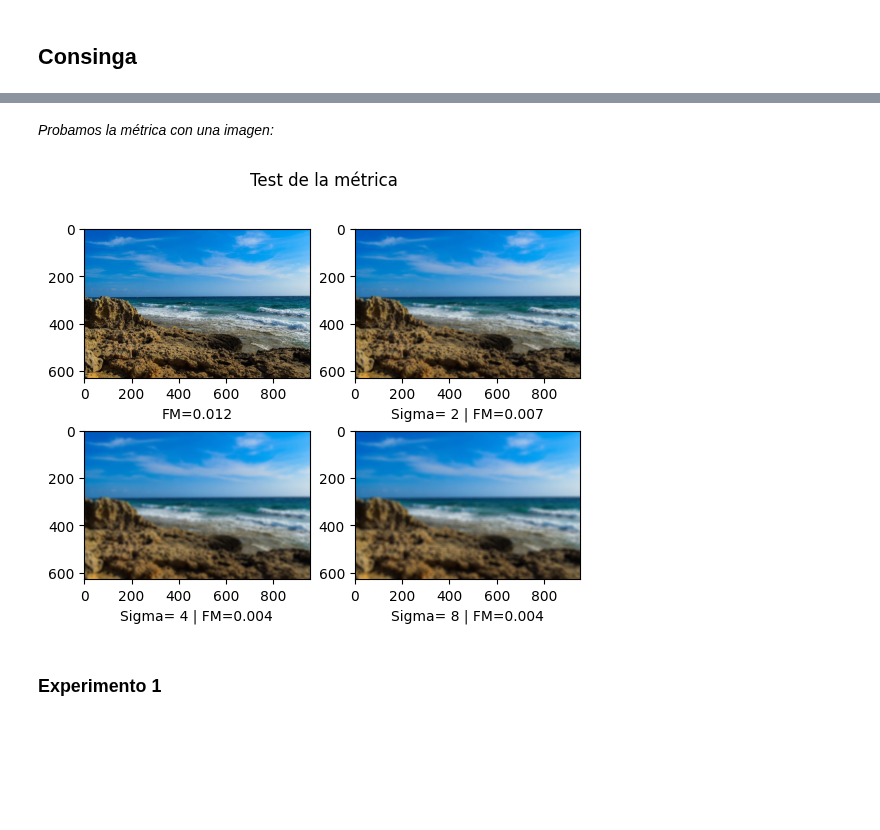
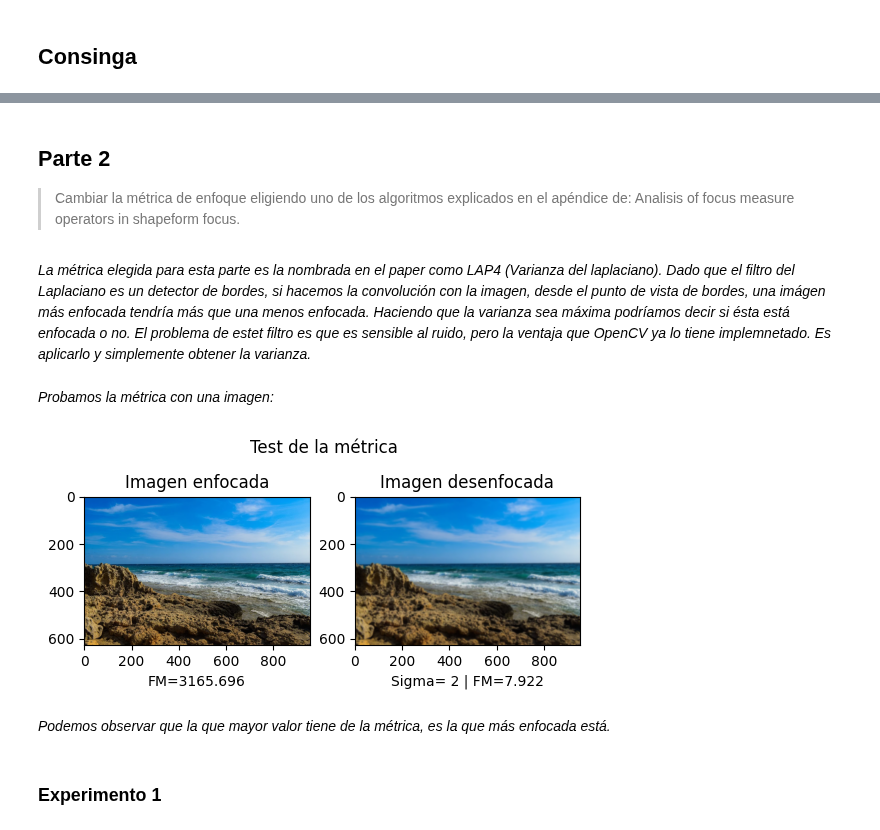
Before and after one commit to brunomaso1/uba-ceia, a Jupyter notebook: ceia-vpc1/TP2/TP2.ipynb, the cells around one changed output, grey strips where cells are left out. Drawn from its saved outputs; the diff is of its cells as text; code cells hidden in the pictures; blank space fills up the shorter version.

```diff
--- a/ceia-vpc1/TP2/TP2.ipynb
+++ b/ceia-vpc1/TP2/TP2.ipynb
@@ -50,0 +52,16 @@ from matplotlib.backends.backend_agg import FigureCanvasAgg as FigureCanvas
+# %%
+# Definimos constantes a utilizar
+COLOR_GREEN = (0, 255, 0)
+COLOR_RED = (0, 0, 255)
+
+# Tamaño de la caja en la matriz de enfoque
+BOX_SIZE = 20
+
+# Tamaño de la linea que rodea los boxes
+BOX_LINE_WIDTH = 2
+
+# Focus Metric Thresshold -> Es el valor límite sobre el cual se considera que el video está enfocado
+FM_TRHESHOLD = 0.04
+
+VIDEO_PATH = './resources/focus_video.mov'
+IMG_TEST_PATH = './resources/segmentacion.png'
@@ -83,0 +420,6 @@ def kanjar_fdibm(image: np.ndarray) -> float:
+# %% [markdown]
+## Parte 2
+
+> Cambiar la métrica de enfoque eligiendo uno de los algoritmos explicados en el apéndice de: Analisis of focus measure operators in shapeform focus.
+# %% [markdown]
+*La métrica elegida para esta parte es la nombrada en el paper como LAP4 (Varianza del laplaciano). Dado que el filtro del Laplaciano es un detector de bordes, si hacemos la convolución con la imagen, desde el punto de vista de bordes, una imágen más enfocada tendría más que una menos enfocada. Haciendo que la varianza sea máxima podríamos decir si ésta está enfocada o no. El problema de estet filtro es que es sensible al ruido, pero la ventaja que OpenCV ya lo tiene implemnetado. Es aplicarlo y simplemente obtener la varianza.*
@@ -84,21 +434,25 @@ def kanjar_fdibm(image: np.ndarray) -> float:
 # %% [markdown]
 *Probamos la métrica con una imagen:*
 # %%
-img = cv.imread('./resources/segmentacion.png')
+img = cv.imread(IMG_TEST_PATH)
 
 plt.suptitle('Test de la métrica')
 
 plt.subplot(221)
 plt.imshow(img[:, :, ::-1])
-plt.xlabel(f'FM={kanjar_fdibm(img):.3f}')
+plt.xlabel(f'FM={lap4_fm(img):.3f}')
+plt.title('Imagen enfocada')
 
 sigma = 2
 plt.subplot(222)
 plt.imshow(cv.GaussianBlur(img, (15, 15), sigma)[:, :, ::-1])
-plt.xlabel(f'Sigma= {sigma} | FM={kanjar_fdibm(cv.GaussianBlur(img, (15, 15), sigma)):.3f}')
+plt.xlabel(f'Sigma= {sigma} | FM={lap4_fm(cv.GaussianBlur(img, (15, 15), sigma)):.3f}')
+plt.title('Imagen desenfocada')
 
 plt.show()
 # %% [output]
-[figure, old version]
+[figure, new version]
+# %% [markdown]
+*Podemos observar que la que mayor valor tiene de la métrica, es la que más enfocada está.*
 # %% [markdown]
 ### Experimento 1
```
Also changed, not shown: parts of 59 cells of this notebook.
